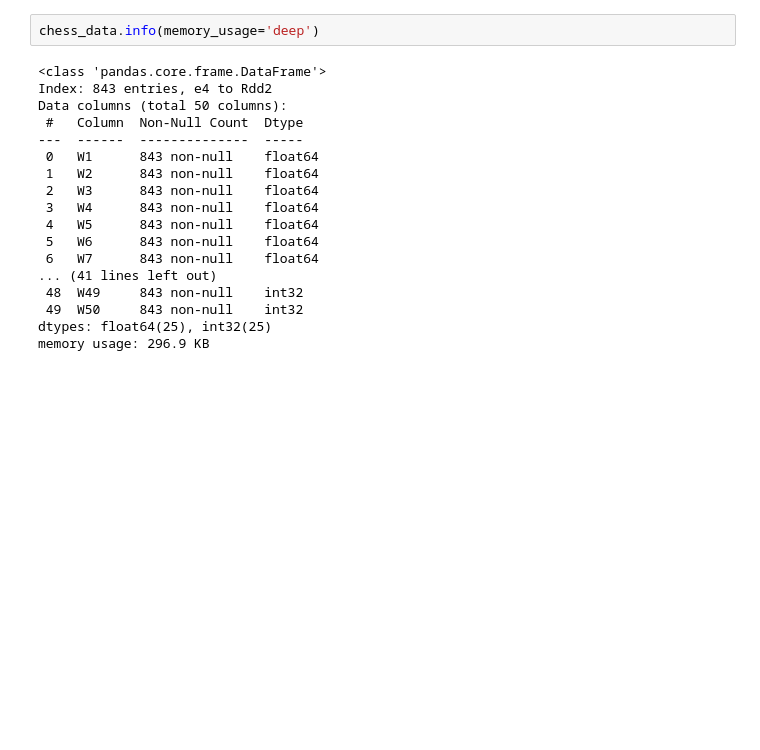
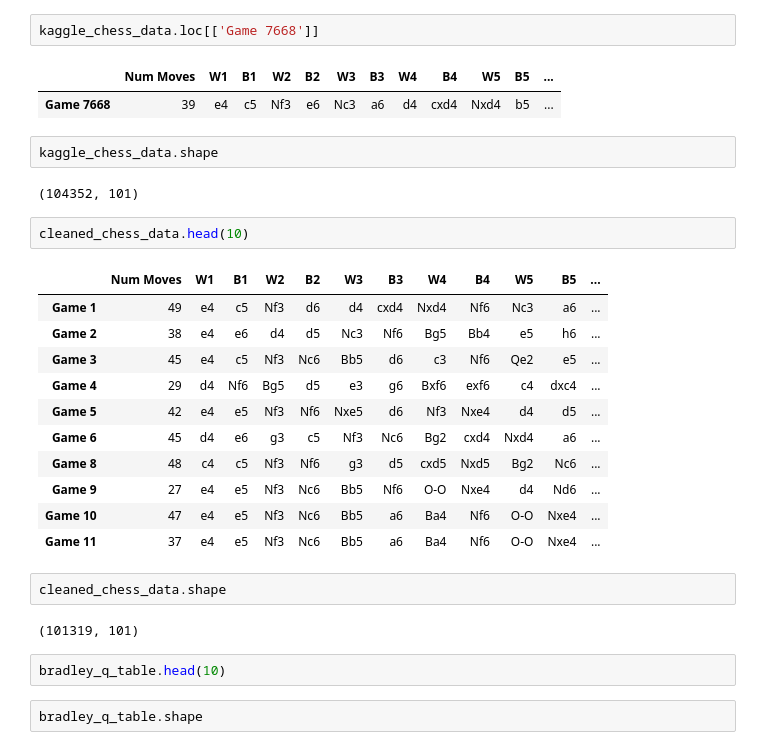
Before and after one commit to Abe-Borg/CST499-40_FA22-Capstone-BradleyChess, a Jupyter notebook: Misc Code Testing.ipynb, the cells around one changed output. Saved outputs shown, nothing was run; the diff lists cells and outputs as text; blank space fills up the shorter version.

```diff
--- a/Misc Code Testing.ipynb
+++ b/Misc Code Testing.ipynb
@@ -20,20 +27,31 @@ chess_data.head(10)
-# %%
-chess_data.info(memory_usage='deep')
-# %% [output]
-<class 'pandas.core.frame.DataFrame'>
-Index: 843 entries, e4 to Rdd2
-Data columns (total 50 columns):
- #   Column  Non-Null Count  Dtype
----  ------  --------------  -----
- 0   W1      843 non-null    float64
- 1   W2      843 non-null    float64
- 2   W3      843 non-null    float64
- 3   W4      843 non-null    float64
- 4   W5      843 non-null    float64
- 5   W6      843 non-null    float64
- 6   W7      843 non-null    float64
-... (41 lines left out)
- 48  W49     843 non-null    int32
- 49  W50     843 non-null    int32
-dtypes: float64(25), int32(25)
-memory usage: 296.9 KB
+# %%
+kaggle_chess_data.loc[['Game 7668']]
+# %% [output]
+|  | Num Moves | W1 | B1 | W2 | B2 | W3 | B3 | W4 | B4 | W5 | B5 | ... |
+| Game 7668 | 39 | e4 | c5 | Nf3 | e6 | Nc3 | a6 | d4 | cxd4 | Nxd4 | b5 | ... |
+# %%
+kaggle_chess_data.shape
+# %% [output]
+(104352, 101)
+# %%
+cleaned_chess_data.head(10)
+# %% [output]
+|  | Num Moves | W1 | B1 | W2 | B2 | W3 | B3 | W4 | B4 | W5 | B5 | ... |
+| Game 1 | 49 | e4 | c5 | Nf3 | d6 | d4 | cxd4 | Nxd4 | Nf6 | Nc3 | a6 | ... |
+| Game 2 | 38 | e4 | e6 | d4 | d5 | Nc3 | Nf6 | Bg5 | Bb4 | e5 | h6 | ... |
+| Game 3 | 45 | e4 | c5 | Nf3 | Nc6 | Bb5 | d6 | c3 | Nf6 | Qe2 | e5 | ... |
+| Game 4 | 29 | d4 | Nf6 | Bg5 | d5 | e3 | g6 | Bxf6 | exf6 | c4 | dxc4 | ... |
+| Game 5 | 42 | e4 | e5 | Nf3 | Nf6 | Nxe5 | d6 | Nf3 | Nxe4 | d4 | d5 | ... |
+| Game 6 | 45 | d4 | e6 | g3 | c5 | Nf3 | Nc6 | Bg2 | cxd4 | Nxd4 | a6 | ... |
+| Game 8 | 48 | c4 | c5 | Nf3 | Nf6 | g3 | d5 | cxd5 | Nxd5 | Bg2 | Nc6 | ... |
+| Game 9 | 27 | e4 | e5 | Nf3 | Nc6 | Bb5 | Nf6 | O-O | Nxe4 | d4 | Nd6 | ... |
+| Game 10 | 47 | e4 | e5 | Nf3 | Nc6 | Bb5 | a6 | Ba4 | Nf6 | O-O | Nxe4 | ... |
+| Game 11 | 37 | e4 | e5 | Nf3 | Nc6 | Bb5 | a6 | Ba4 | Nf6 | O-O | Nxe4 | ... |
+# %%
+cleaned_chess_data.shape
+# %% [output]
+(101319, 101)
+# %%
+bradley_q_table.head(10)
+# %%
+bradley_q_table.shape
```
Also changed, not shown: parts of 3 cells of this notebook, 6 other files.
